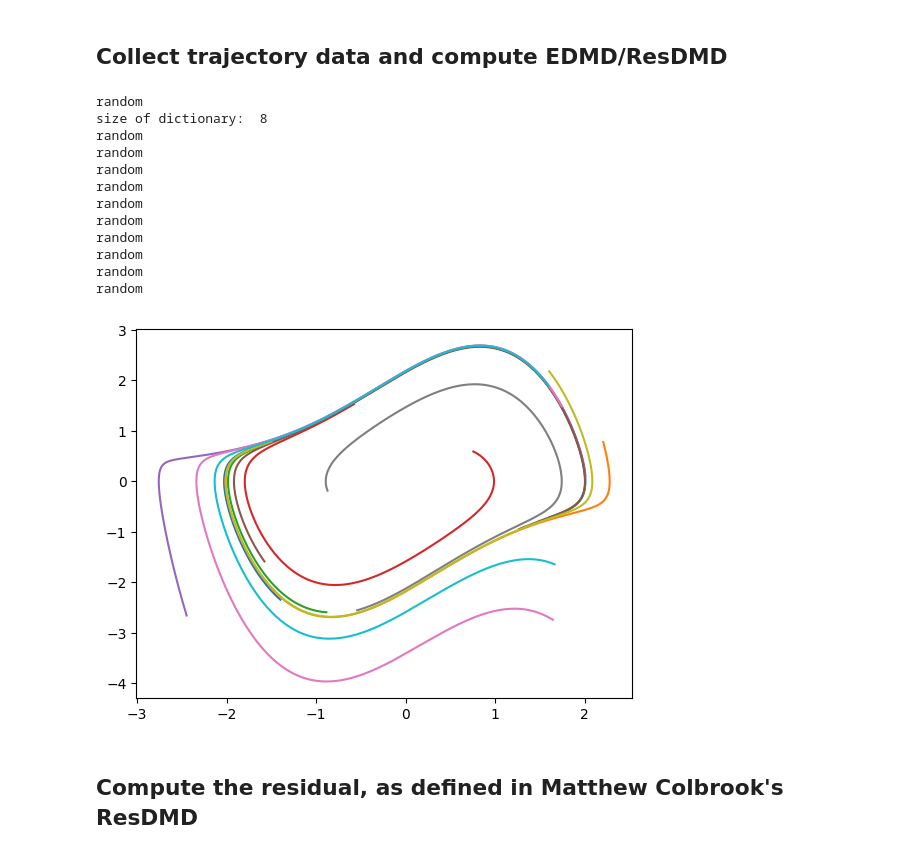
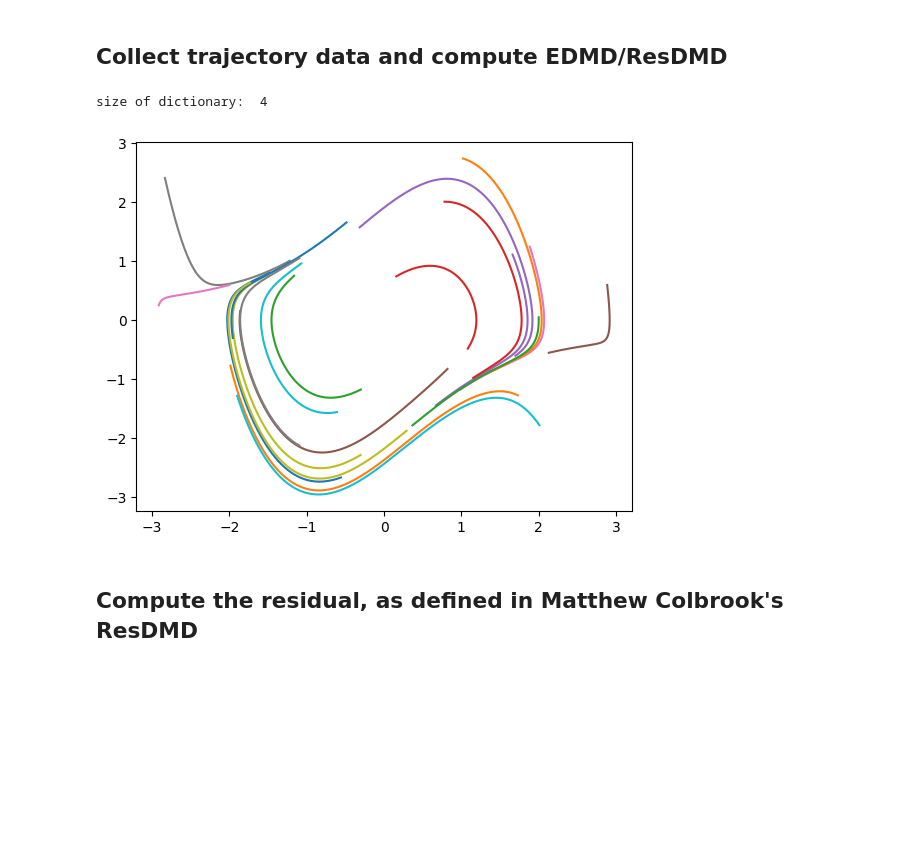
Before and after one commit to jmbosnich/ResDMDc, a Jupyter notebook: ResDMD_unforced.ipynb, the cells around one changed output. Drawn from its saved outputs; the diff is of its cells as text; code cells hidden in the pictures; blank space fills up the shorter version.

```diff
--- a/ResDMD_unforced.ipynb
+++ b/ResDMD_unforced.ipynb
@@ -11,7 +11,7 @@ class VanDerPol(object):
     """
     2D dynamics describing the van der pol osciallator
     """
-    def __init__(self, eps=1.0, dt=0.01):
+    def __init__(self, eps=1.0, dt=0.001):
         self.name = "VanDerPol"
         self.eps = eps
         self.dt = dt
@@ -43,7 +43,7 @@ class ContinuousLinearSystem(object):
     """
     2D diagonal, stable linear dynamics (easy easy easy)
     """
-    def __init__(self, dt=0.01):
+    def __init__(self, dt=0.001):
         self.name = "LinearSystem"
         self.dt = dt
         self.dfdx = jacobian(self.dynamics, argnum=0)
@@ -75,7 +75,7 @@ class DiscreteLinearSystem(object):
     """
     Discrete 2D dynamics (the simplest system of all time)
     """
-    def __init__(self, dt:float=0.01):
+    def __init__(self, dt:float=0.001):
         self.name = "LinearSystem"
         self.dt = dt
         self.num_states = 2
@@ -128,12 +126,7 @@ class Observables(object):
                 x[0],
                 x[1],
                 x[0]**2,
-                x[1]**2,
-                x[0]*x[1],
-                x[0]**3,
-                x[1]**3,
-                (x[0]**2)*x[1],
-                (x[1]**2)*x[0]
+                (x[0]**2)*x[1]
             ])
 
         if self.choice == 2:
@@ -265,63 +258,53 @@ $$H_n(x) = (-1)^n \cdot exp\left({\frac{x^2}{2}}\right) \cdot \frac{d^n}{dx^n} e
 # %% [markdown]
 ## Collect trajectory data and compute EDMD/ResDMD
 # %%
-np.random.seed(420) # set the seed for reproducibility
-num_trials = 10 # number of resets
-tf = 5
+num_trials = 20 # number of resets
+tf = 2
 horizon = int(tf/model.dt) # how long we simulate the system for
 M = num_trials * horizon # M sized data
 
 traj = np.zeros([2, horizon, num_trials])
 
 ### Choose basis functions ###
-obs_choice = 4  # if handmade basis is used
+obs_choice = 1  # if handmade basis is used
 order = 4  # if (hermitian) polynomials are used
 cross_terms = False
 
 obs = Observables(obs_choice, order, cross_terms)
-z = obs.hermite # choose which basis functions you want to use
+z = obs.handmade # choose which basis functions you want to use
 
 num_obs = len(z(model.reset()))
 print("size of dictionary: ", num_obs)
+
+np.random.seed(40) # set the seed for reproducibility
 
 # EDMD matrices
 A = np.zeros((num_obs, num_obs))
 G = np.zeros((num_obs, num_obs))
 L = np.zeros((num_obs, num_obs))
 
 for k in range(num_trials):
     xt = model.reset()
-    traj[:, 0, k] = xt
-    # xt = model.reset()
-    for t in range(horizon-1):
+    for t in range(horizon):
         xt_new = model.step()
-        traj[:, t+1, k] = xt_new
+        traj[:, t, k] = xt_new
 
-        A += np.outer(z(xt_new), z(xt))
+        A += np.outer(z(xt), z(xt_new))
         G += np.outer(z(xt), z(xt))
         L += np.outer(z(xt_new), z(xt_new))
+
+        xt = xt_new
 
     plt.plot(traj[0,:,k], traj[1,:,k]) # plot trajectories used for training
 A /= M
 G /= M
 L /= M
 
-koopman = np.dot(A, np.linalg.pinv(G))
+koopman = np.linalg.pinv(G) @ A
 cont_koopman = logm(koopman)/model.dt
 # %% [output]
-random
-size of dictionary:  8
-random
-random
-random
-random
-random
-random
-random
-random
-random
-random
+size of dictionary:  4
-[figure, old version]
+[figure, new version]
 # %% [markdown]
 ## Compute the residual, as defined in Matthew Colbrook's ResDMD
 # %%
```
Also changed, not shown: parts of 4 cells of this notebook, 1 other file.
